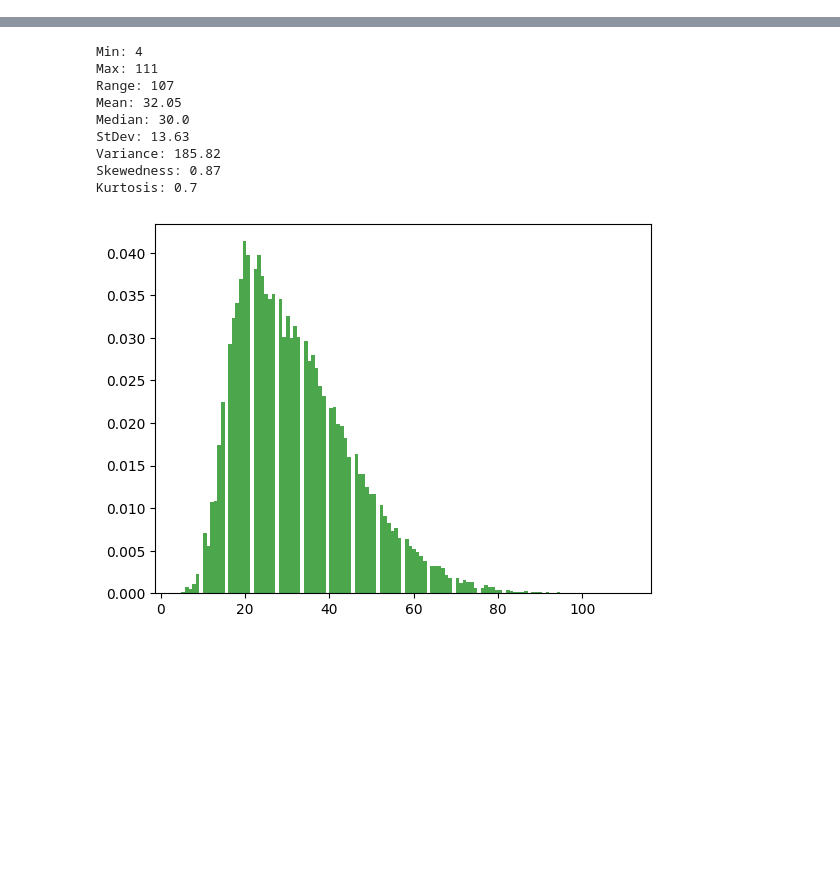
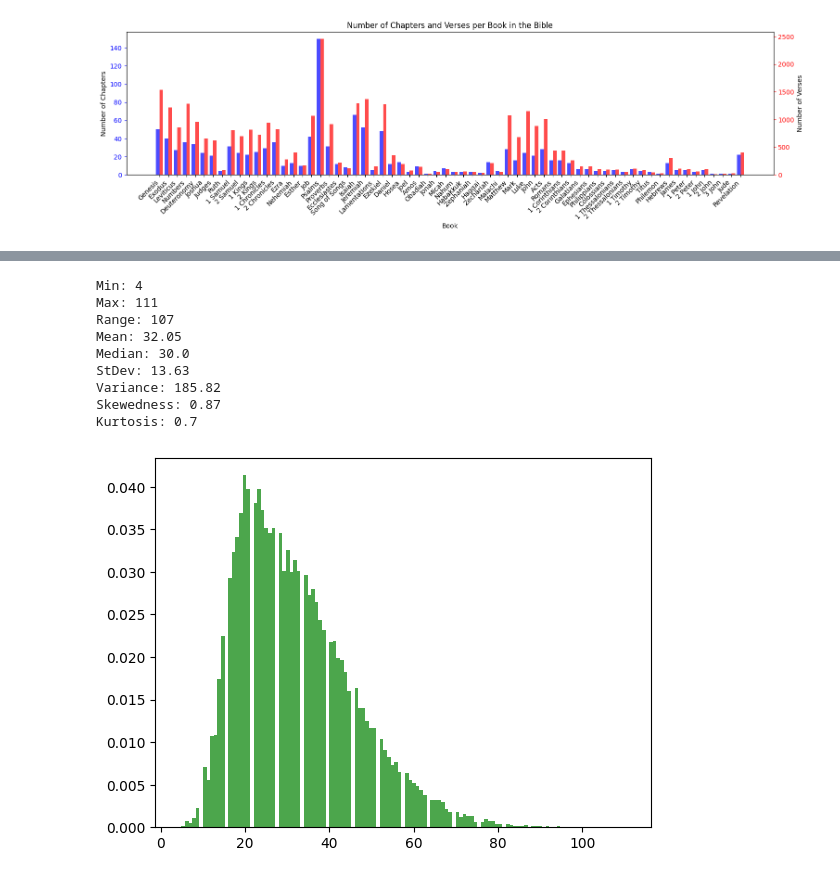
Before and after one commit to MichaelAGunn/rag-llm, a Jupyter notebook: data/MVP0_Preprocess.ipynb, the cells around one changed output, grey strips where cells are left out. Cells and saved outputs as stored; diff of their text form; code cells hidden in the pictures; blank space fills up the shorter version.

Commit message:
added metadata on authors and chapter/verse counts

```diff
--- a/data/MVP0_Preprocess.ipynb
+++ b/data/MVP0_Preprocess.ipynb
@@ -23,0 +23,3 @@ The following 2 cells show a statistical mapping of the distribution of verse le
+# %%
+book_metadata = pd.read_csv(os.path.join('metadata', 'books.csv'))
+book_metadata.loc[book_metadata['book'].isin(['Numbers', 'Jonah', 'Ruth', 'Mark', 'Titus', 'Revelation'])]
@@ -23,0 +34,19 @@ The following 2 cells show a statistical mapping of the distribution of verse le
+# %%
+# Distribution of Verses Charted out
+import matplotlib.pyplot as plt
+
+fig, ax1 = plt.subplots(figsize=(18, 4))
+ax1.bar(book_metadata['book'], book_metadata['chapters'], -0.4, color='b', align='edge', alpha=0.7)
+ax1.set_xlabel('Book')
+ax1.set_ylabel('Number of Chapters')
+ax1.set_title('Number of Chapters and Verses per Book in the Bible')
+ax1.tick_params('y', colors='b')
+ax2 = ax1.twinx()
+ax2.bar(book_metadata['book'], book_metadata['verses'], 0.4, color='r', align='edge', alpha=0.7)
+ax2.set_ylabel('Number of Verses')
+ax2.tick_params('y', colors='r')
+#ax2.set_ylim(0, max(book_metadata['verses']) + 20)
+plt.setp(ax1.get_xticklabels(), rotation=45, ha='right')
+plt.show()
+# %% [output]
+[figure, added]
```
Also changed, not shown: parts of 14 cells of this notebook, 2 other files.
